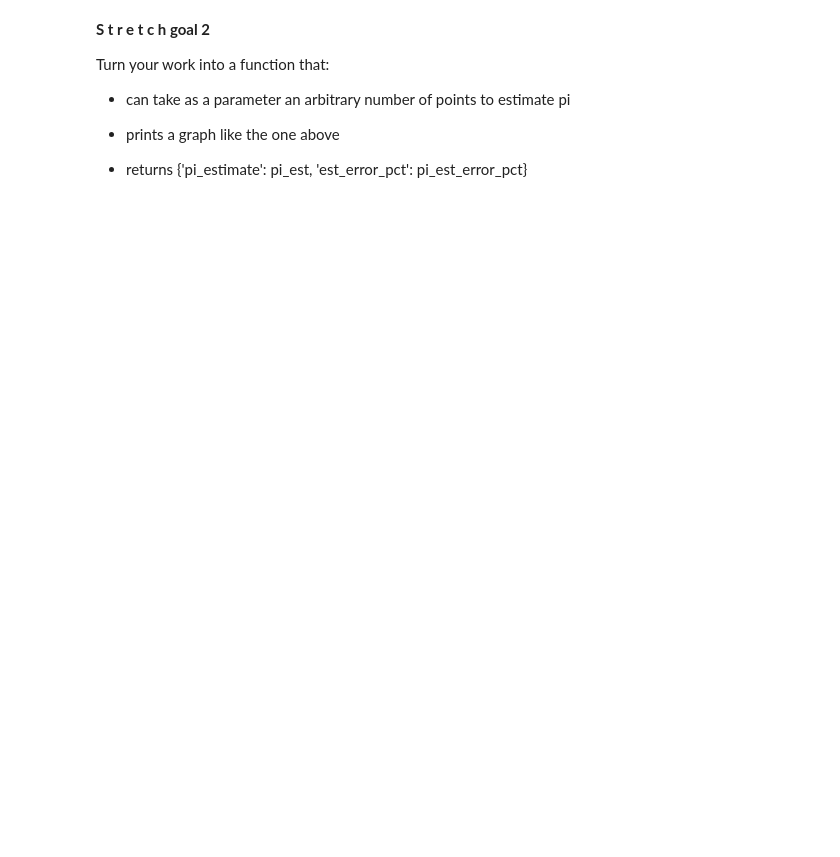
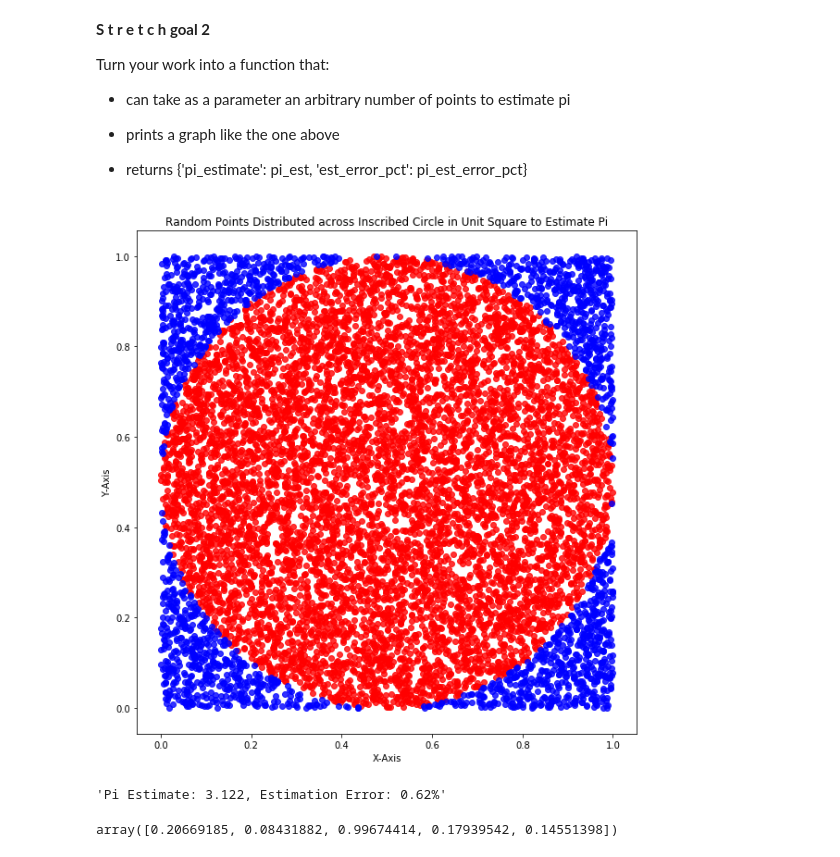
Before and after one commit to lecritch/numpy_pi_warmup_chi_ds, a Jupyter notebook: index.ipynb, the cells around one changed output. Saved outputs shown, nothing was run; the diff lists cells and outputs as text; code cells hidden in the pictures; blank space fills up the shorter version.

```diff
--- a/index.ipynb
+++ b/index.ipynb
@@ -386,3 +550,50 @@ Turn your work into a function that:
 - prints a graph like the one above
 
 - returns {'pi_estimate': pi_est, 'est_error_pct': pi_est_error_pct}
+# %%
+def pi_estimate(num_of_pts):
+
+    # Generate x, y based on # of points
+    x, y = np.random.random(int(num_of_pts)), np.random.random(int(num_of_pts))
+
+    # Determine which points are inside/outside the circle
+    inside_x, inside_y = x[(x-0.5)**2+(y-0.5)**2 < 0.5**2], y[(x-0.5)**2+(y-0.5)**2 < 0.5**2]
+    outside_x, outside_y = x[(x-0.5)**2+(y-0.5)**2 > 0.5**2], y[(x-0.5)**2+(y-0.5)**2 > 0.5**2]
+
+    # Plot circle
+    fig, ax = plt.subplots(figsize=(20, 10))
+
+    ax.scatter(inside_x, inside_y, color='r', alpha=.8)
+    ax.scatter(outside_x, outside_y, color='b', alpha=.8)
+    ax.set_aspect('equal')
+    ax.set_xlabel('X-Axis')
+    ax.set_ylabel('Y-Axis')
+    ax.set_title('Random Points Distributed across Inscribed Circle in Unit Square to Estimate Pi')
+    plt.savefig('viz/delicious_pi.png')
+    plt.show()
+
+    # Estimate pi:
+    inside_counts = len(inside_x)
+    outside_counts = len(outside_x)
+
+    pi_estimate = 4 * (inside_counts/num_of_pts)
+
+    pi_est_error_pct = np.round(((abs(pi_estimate - np.pi)/np.pi) * 100)*100)/100
+
+    return f'Pi Estimate: {pi_estimate}, Estimation Error: {pi_est_error_pct}%'
+
+pi_estimate(10000)
+# %% [output]
+[figure, added]
+'Pi Estimate: 3.122, Estimation Error: 0.62%'
+# %%
+xtest = np.random.random(1000)
+ytest = np.random.random(1000)
+
+insidex = xtest[(xtest-0.5)**2 + (ytest-0.5)**2 <= 0.5**2]
+insidey = ytest[(xtest-0.5)**2 + (ytest-0.5)**2 <= 0.5**2]
+
+# display(insidex[0:6])
+# insidey[0:6]
+# %% [output]
+array([0.20669185, 0.08431882, 0.99674414, 0.17939542, 0.14551398])
```
Also changed, not shown: parts of 43 cells of this notebook, 2 other files.
